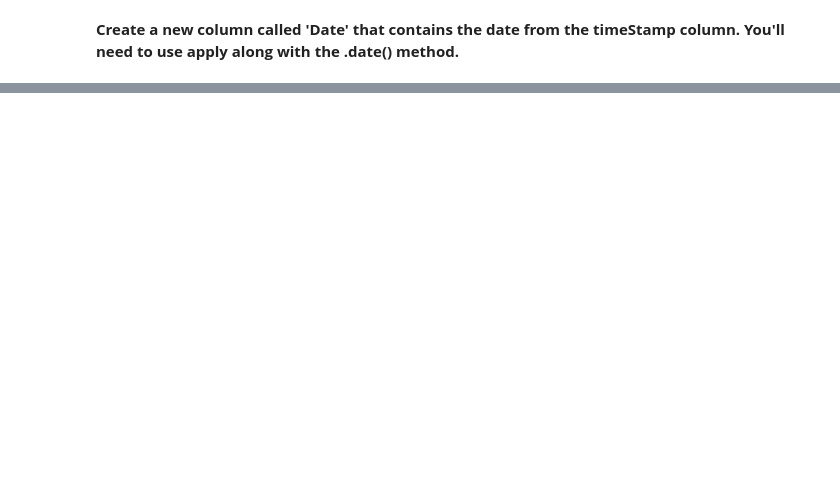
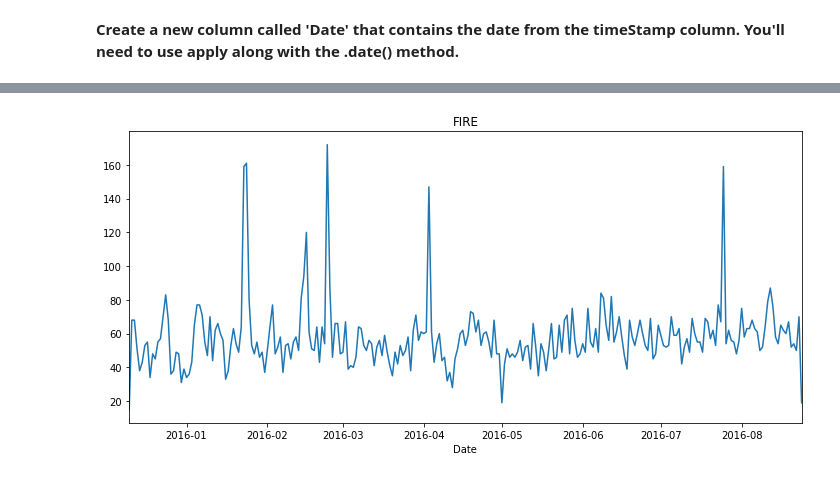
Before and after one commit to NMShihab/DScience-Projects, a Jupyter notebook: 911 Calls Data Capstone Project.ipynb, the cells around one changed output, grey strips where cells are left out. Saved outputs shown, nothing was run; the diff lists cells and outputs as text; code cells hidden in the pictures; blank space fills up the shorter version.

```diff
--- a/911 Calls Data Capstone Project.ipynb
+++ b/911 Calls Data Capstone Project.ipynb
@@ -252,0 +276,7 @@ sns.lmplot(x='Month',y='twp',data=byMonth.reset_index())
+# %%
+plt.figure(figsize=(10,5))
+call_data[call_data["Reason"] == "Fire"].groupby("Date").count()["twp"].plot()
+plt.title("FIRE")
+plt.tight_layout()
+# %% [output]
+[figure, added]
```
Also changed, not shown: parts of 22 cells of this notebook.
